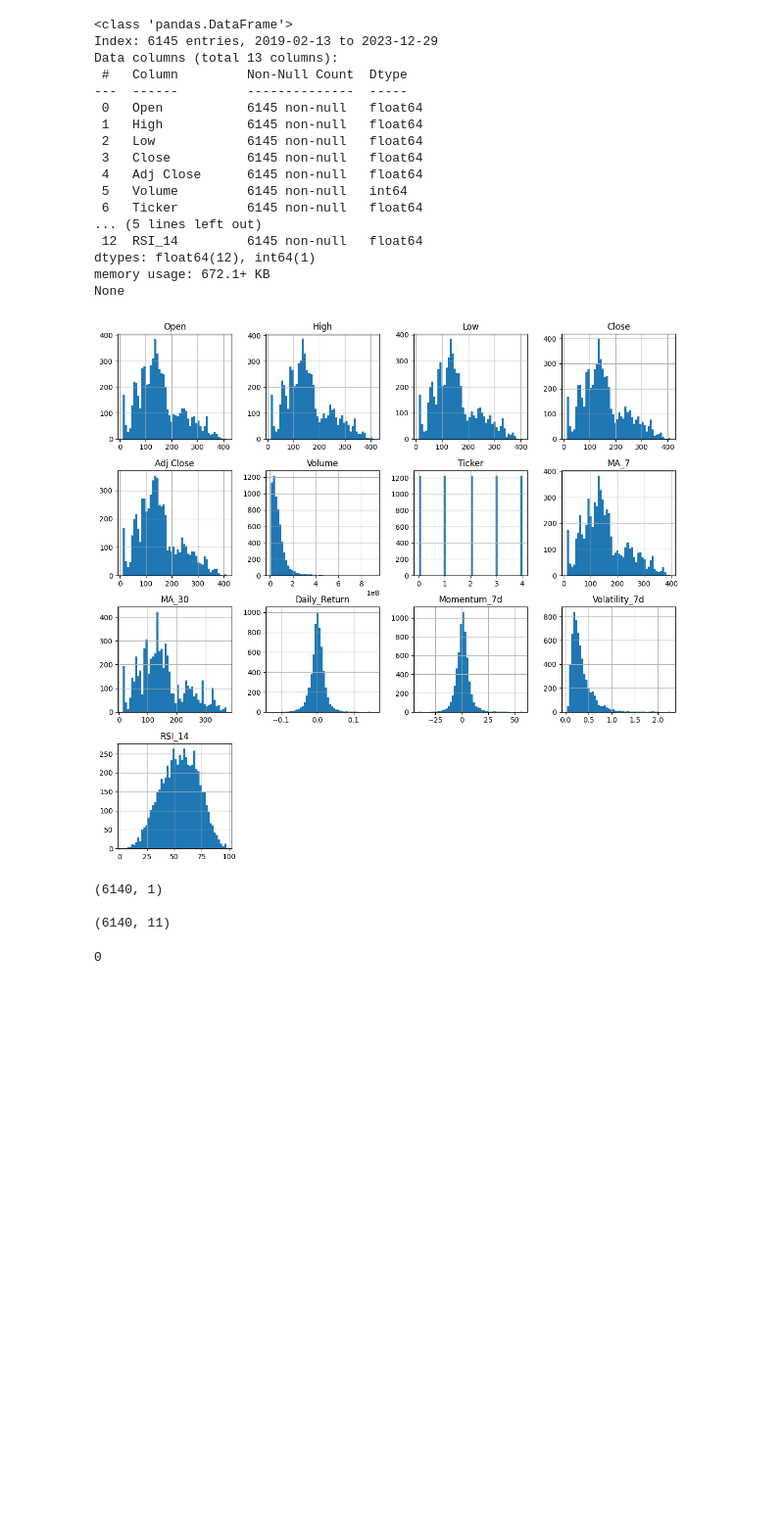
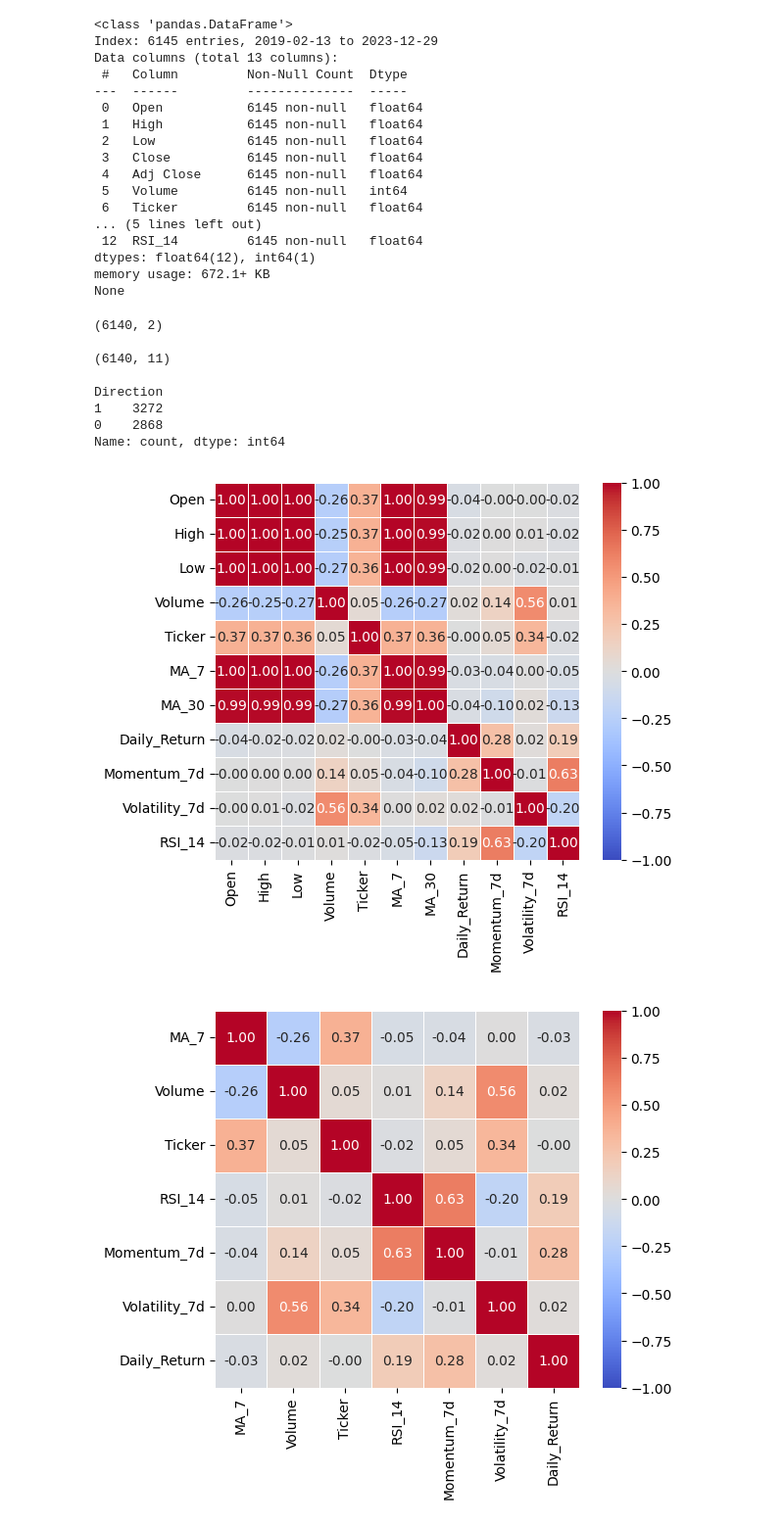
Before and after one commit to Proxtron/tech-stock-forecast, a Jupyter notebook: notebook.ipynb, the cells around one changed output. Shown at 98% size. Saved outputs shown, nothing was run; the diff lists cells and outputs as text; code cells hidden in the pictures; blank space fills up the shorter version.

Commit message:
Programmer 1 (Pavel): Finish up work on feature selection and feature generation

```diff
--- a/notebook.ipynb
+++ b/notebook.ipynb
@@ -130,15 +130,9 @@ Data columns (total 13 columns):
 dtypes: float64(12), int64(1)
 memory usage: 672.1+ KB
 None
-# %%
-import matplotlib.pyplot as plt
-
-dataset.hist(bins=50, figsize=(14, 13))
-plt.show()
-# %% [output]
-[figure, removed]
 # %%
-#Feature Identification: choosing "Adj Close" as the target feature instead of "Close" because it corrects artificial price jumps on split dates
+#Feature Selection: choosing "Adj Close" as the regression target feature instead of "Close" because it
+#corrects artificial price jumps on split dates
 
 #The "Adj Close" feature gets shifted one day back, because this is a forecasting task.
 #We want day n to predict day n + 1's adj close.
@@ -146,21 +140,65 @@ dataset["Target"] = (
     dataset.groupby("Ticker")["Adj Close"]
     .transform(lambda x: x.shift(-1))  # next day's price
 )
+
+#Classification target: 1 = price goes up, 0 = price goes down
+dataset["Direction"] = (dataset["Target"] > dataset["Adj Close"]).astype(int)
+
 dataset.dropna(inplace=True)  # drops last row per ticker (no next day)
 
-trgt_y = dataset[["Target"]]
-feats_X = dataset.drop(columns=["Target", "Adj Close", "Close"])
+trgt_y = dataset[["Target", "Direction"]]
+feats_X = dataset.drop(columns=["Target", "Direction", "Adj Close", "Close"])
 
 print(trgt_y.shape, "\n")
 print(feats_X.shape, "\n")
+print(trgt_y["Direction"].value_counts())
+# Direction is a roughly equal classification target, no oversampling needed
 # %% [output]
-(6140, 1)
+(6140, 2)
 
 (6140, 11)
+
+Direction
+1    3272
+0    2868
+Name: count, dtype: int64
 # %%
-from sklearn.feature_selection import SelectKBest
+import seaborn as sbn
+import matplotlib.pyplot as plt
 
-for t in range(trgt_y.shape[1]):
-    print(t)
+#Feature Selection: Removing features that are highly correlated to each other
+feats_corr = feats_X.corr('pearson')  # Linear(pearson) to target; Nonlinear(kendall|spearman) to target
+plt.figure(figsize=(6, 5))
+sbn.heatmap(
+    feats_corr,
+    annot=True,
+    linewidths=0.5,
+    fmt='.2f',
+    cmap='coolwarm',
+    center=0,
+    vmin=-1,
+    vmax=1
+)
+plt.show()
+
+#Open, High, Low, MA_7, MA_30 are all highly correlated. Keeping MA_7 from these because it gives a smoothed price signal
+
+useful_feats_X = feats_X[ ["MA_7", "Volume", "Ticker", "RSI_14", "Momentum_7d", "Volatility_7d", "Daily_Return"] ]
+useful_feats_corr = useful_feats_X.corr('pearson')  # Linear(pearson) to target; Nonlinear(kendall|spearman) to target
+plt.figure(figsize=(6, 5))
+sbn.heatmap(
+    useful_feats_corr,
+    annot=True,
+    linewidths=0.5,
+    fmt='.2f',
+    cmap='coolwarm',
+    center=0,
+    vmin=-1,
+    vmax=1
+)
+plt.show()
+
+#Feature Correlation matrix looks good now. These will be used to train
 # %% [output]
-0
+[figure, added]
+[figure, added]
```
Also changed, not shown: parts of 1 cell of this notebook, 1 other file.
